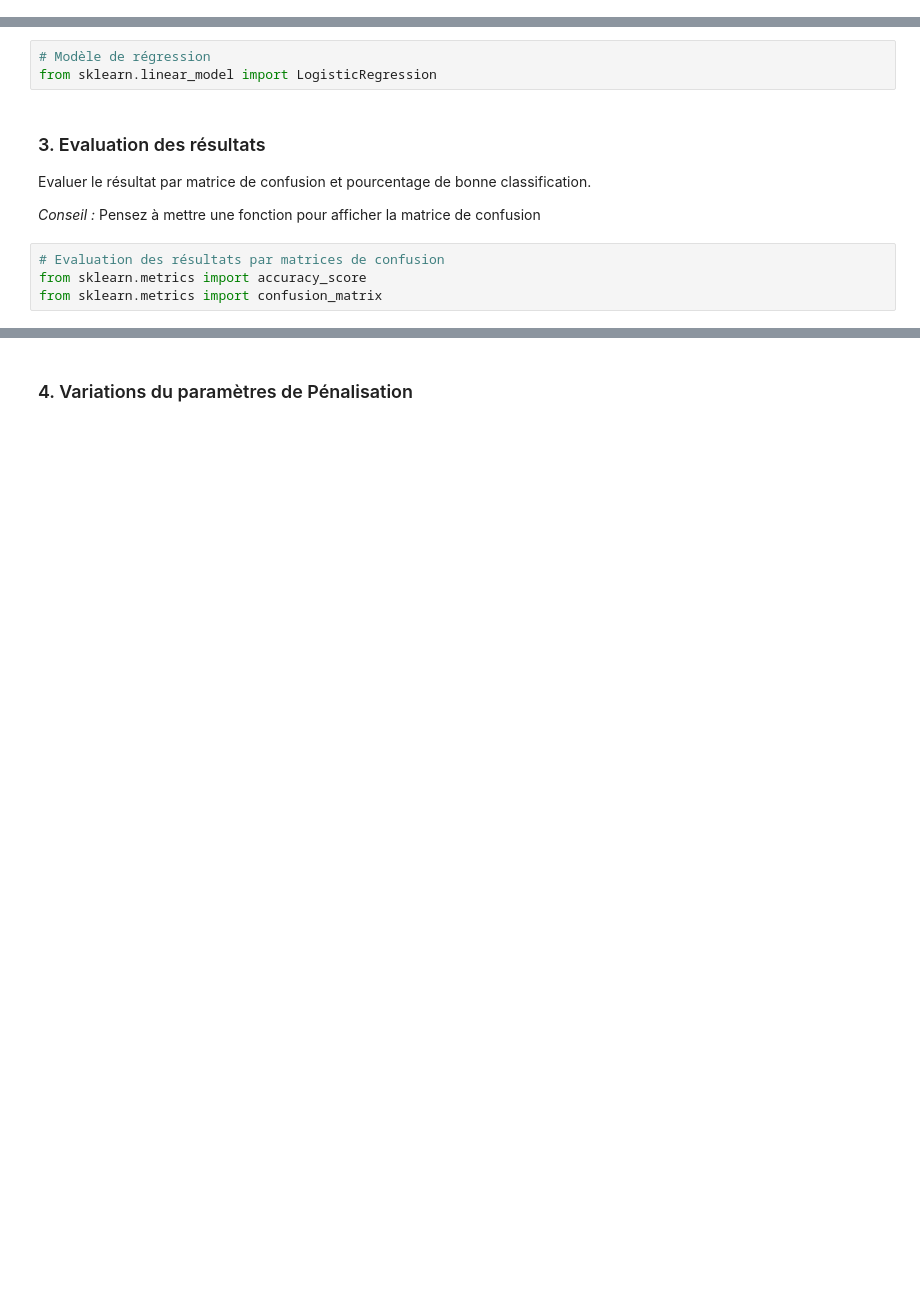
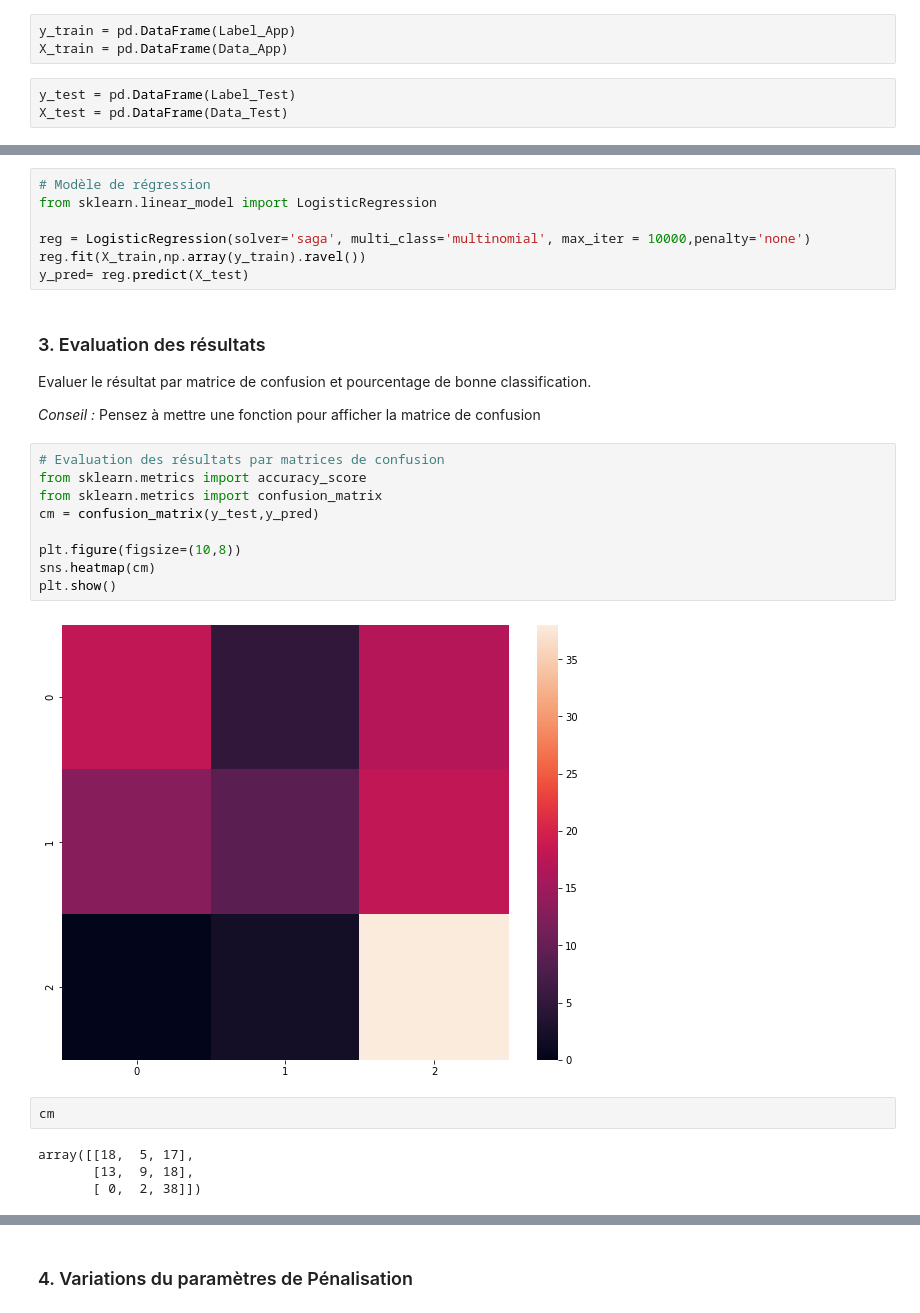
Before and after one commit to p-brunet/ML_fil_rouge, a Jupyter notebook: ProjetFilRouge-ML.ipynb, the cells around one changed output, grey strips where cells are left out. Cells and saved outputs as stored; diff of their text form; blank space fills up the shorter version.

```diff
--- a/ProjetFilRouge-ML.ipynb
+++ b/ProjetFilRouge-ML.ipynb
@@ -203,11 +233,21 @@ Pour votre étude, On vous proposera les comparaisons suivantes (liste exhaustiv
 3. Modèle binomiale versus Régression multinomiale.
 
 4. Le rescaling des donnés améliore t-il la performance ?
+# %%
+y_train = pd.DataFrame(Label_App)
+X_train = pd.DataFrame(Data_App)
+# %%
+y_test = pd.DataFrame(Label_Test)
+X_test = pd.DataFrame(Data_Test)
 # %% [markdown]
 ### 2. Modèle de régression multiclasse
 # %%
 # Modèle de régression
 from sklearn.linear_model import LogisticRegression
+
+reg = LogisticRegression(solver='saga', multi_class='multinomial', max_iter = 10000,penalty='none')
+reg.fit(X_train,np.array(y_train).ravel())
+y_pred= reg.predict(X_test)
 # %% [markdown]
 ### 3. Evaluation des résultats
 
@@ -217,4 +257,17 @@ Evaluer le résultat par matrice de confusion et pourcentage de bonne classifica
 # %%
 # Evaluation des résultats par matrices de confusion
 from sklearn.metrics import accuracy_score
 from sklearn.metrics import confusion_matrix
+cm = confusion_matrix(y_test,y_pred)
+
+plt.figure(figsize=(10,8))
+sns.heatmap(cm)
+plt.show()
+# %% [output]
+[figure, added]
+# %%
+cm
+# %% [output]
+array([[18,  5, 17],
+       [13,  9, 18],
+       [ 0,  2, 38]])
```
Also changed, not shown: parts of 22 cells of this notebook.
